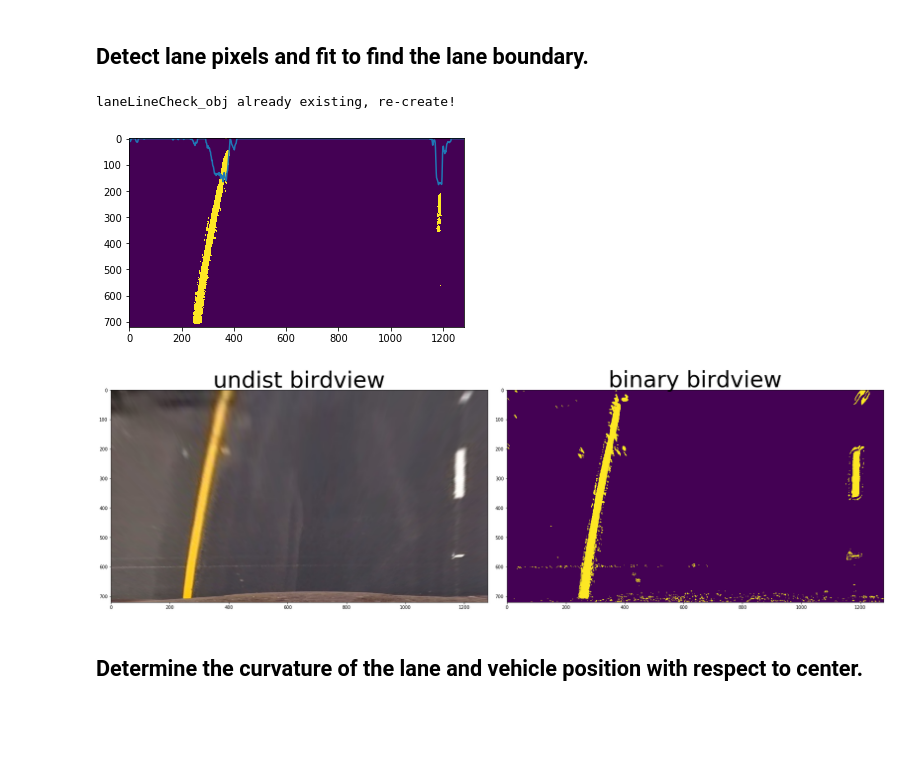
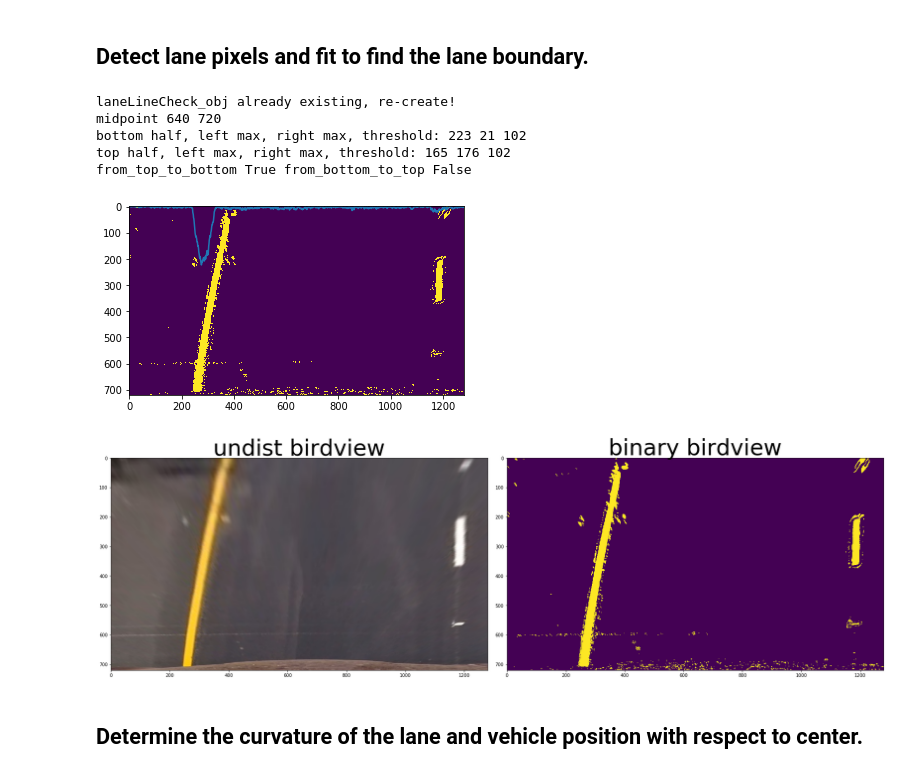
Before and after one commit to Leon-Cao/Second_Project_of_Auto_Drive_udacity, a Jupyter notebook: Advanced_Lane_Finding.ipynb, the cells around one changed output. Saved outputs shown, nothing was run; the diff lists cells and outputs as text; code cells hidden in the pictures; blank space fills up the shorter version.

Commit message:
Start find_lane_pixels

```diff
--- a/Advanced_Lane_Finding.ipynb
+++ b/Advanced_Lane_Finding.ipynb
@@ -596,6 +617,11 @@ class LaneLineCheck(ViewTransform):
         #y values for detected line pixels
         self.ally = None
 
+        # Top half histogram
+        self.histogram_top_half = None
+        # Bottom half histogram
+        self.histogram_bottom_half = None
+
     def __del__(self):
         return
 
@@ -611,9 +637,9 @@ class LaneLineCheck(ViewTransform):
         bottom_half = arg_binary_img[arg_imshape[0]//2:,:]
 
         # Caculate histogram of bottom half of binary image
-        histogram = np.sum(bottom_half, axis=0)
+        self.histogram_bottom_half = np.sum(bottom_half, axis=0)
 
-        return histogram
+        return self.histogram_bottom_half
 
     def histogram_top_half_f(self, arg_binary_img, arg_imshape):
         '''
@@ -627,9 +653,44 @@ class LaneLineCheck(ViewTransform):
         bottom_half = arg_binary_img[:arg_imshape[0]//2,:]
 
         # Caculate histogram of bottom half of binary image
-        histogram = np.sum(bottom_half, axis=0)
+        self.histogram_top_half = np.sum(bottom_half, axis=0)
 
-        return histogram
+        return self.histogram_top_half
+    def find_lane_pixels_bottom_to_top_f():
+
+    def find_lane_pixels_top_to_bottom_f
+
+    def find_lane_pixels_f(self, arg_binary_img, arg_imshape):
+
+        self.histogram_bottom_half_f(arg_binary_img, arg_imshape)
+        x_midpoint = np.int(arg_imshape[1]//2)
+        threshold_of_max = np.int((arg_imshape[0]//7)*1)
+        print("midpoint", x_midpoint, arg_imshape[0])
+        leftx_max_value = np.max(self.histogram_bottom_half[:x_midpoint])
+        right_max_value = np.max(self.histogram_bottom_half[x_midpoint:])
+        from_top_to_bottom = False
+        from_bottom_to_top = False
+        print("bottom half, left max, right max, threshold:",
+              leftx_max_value, right_max_value, threshold_of_max)
+        if (leftx_max_value >= threshold_of_max) & (right_max_value >= threshold_of_max):
+            from_top_to_bottom = False
+            from_bottom_to_top = True
+            leftx_base = np.argmax(self.histogram_bottom_half[:x_midpoint])
+            right_base = np.argmax(self.histogram_bottom_half[x_midpoint:])
+        else:
+            self.histogram_top_half_f(arg_binary_img, arg_imshape)
+            leftx_max_value = np.max(self.histogram_top_half[:x_midpoint])
+            right_max_value = np.max(self.histogram_top_half[x_midpoint:])
+            if (leftx_max_value >= threshold_of_max) & (right_max_value >= threshold_of_max):
+                from_top_to_bottom = True
+                from_bottom_to_top = False
+                leftx_base = np.argmax(self.histogram_top_half[:x_midpoint])
+                right_base = np.argmax(self.histogram_top_half[x_midpoint:])
+            print("top half, left max, right max, threshold:",
+                  leftx_max_value, right_max_value, threshold_of_max)
+        print("from_top_to_bottom", from_top_to_bottom, "from_bottom_to_top", from_bottom_to_top)
+
+
 
     def show_birdImage_and_binaryImage_f(self, arg_birdview_image, arg_birdview_binary_image ):
         f, (ax1, ax2) = plt.subplots(1, 2, figsize=(24, 9))
@@ -645,46 +706,43 @@ if ('camera_obj' in locals().keys()) == False:
     caliberation_images = glob.glob('camera_cal/calibration*.jpg')
     camera_obj = Camera(caliberation_images, 6, 9)
     camera_obj.caliberation_camera_f()
 
 # Check if binaryImage_obj existing
 if ('binaryImageObj' in locals().keys()) == False:
     binaryImage_obj = BinaryImage()
 
 if ('laneLineCheck_obj' in locals().keys()) == False:
     laneLineCheck_obj = LaneLineCheck(camera_obj)
 else:
     print("laneLineCheck_obj already existing, re-create!")
     del laneLineCheck_obj
     laneLineCheck_obj = LaneLineCheck(camera_obj)
 
 undist_image, birdview_image = laneLineCheck_obj.cvt_image_interesting_range_2_birdview(
                                                     'test_images/test6.jpg')
 
 # Generate combinated abs-x + abs-y + mag + dir
-mix_binary_image = binaryImage_obj.mix_sobel_thresh_f(birdview_image)
+combined_binary_image = binaryImage_obj.combine_sobels_RS_channels_f(birdview_image)
 
-# Generate s_channel
-s_binary_image = binaryImage_obj.s_channel_thres_f(birdview_image)
-
-# Generate r channel
-r_binary_image = binaryImage_obj.r_channel_thres_f(birdview_image)
-
-# combine binary image and histogram it
-combined_binary_image = np.zeros_like(mix_binary_image)
-combined_binary_image[(mix_binary_image == 1) | (s_binary_image == 1) | (r_binary_image == 1)] = 1
+# Generate histogram image for top/bottom half
 combine_bottom_half_hist_image = laneLineCheck_obj.histogram_bottom_half_f(combined_binary_image,
                                                                            birdview_image.shape)
 combine_top_half_hist_image = laneLineCheck_obj.histogram_top_half_f(combined_binary_image,
                                                                            birdview_image.shape)
+laneLineCheck_obj.find_lane_pixels_f(combined_binary_image, birdview_image.shape)
+plt.imshow(combined_binary_image)
 
-plt.imshow(s_binary_image)
-plt.plot(combine_top_half_hist_image)
+plt.plot(combine_bottom_half_hist_image)
 
 # Output birdview and binary birdview
 laneLineCheck_obj.show_birdImage_and_binaryImage_f(birdview_image, combined_binary_image)
 # %% [output]
 laneLineCheck_obj already existing, re-create!
+midpoint 640 720
+bottom half, left max, right max, threshold: 223 21 102
+top half, left max, right max, threshold: 165 176 102
+from_top_to_bottom True from_bottom_to_top False
-[figure, old version]
+[figure, new version]
 [figure]
 # %% [markdown]
 ## Determine the curvature of the lane and vehicle position with respect to center.
```
Also changed, not shown: parts of 1 cell of this notebook.
